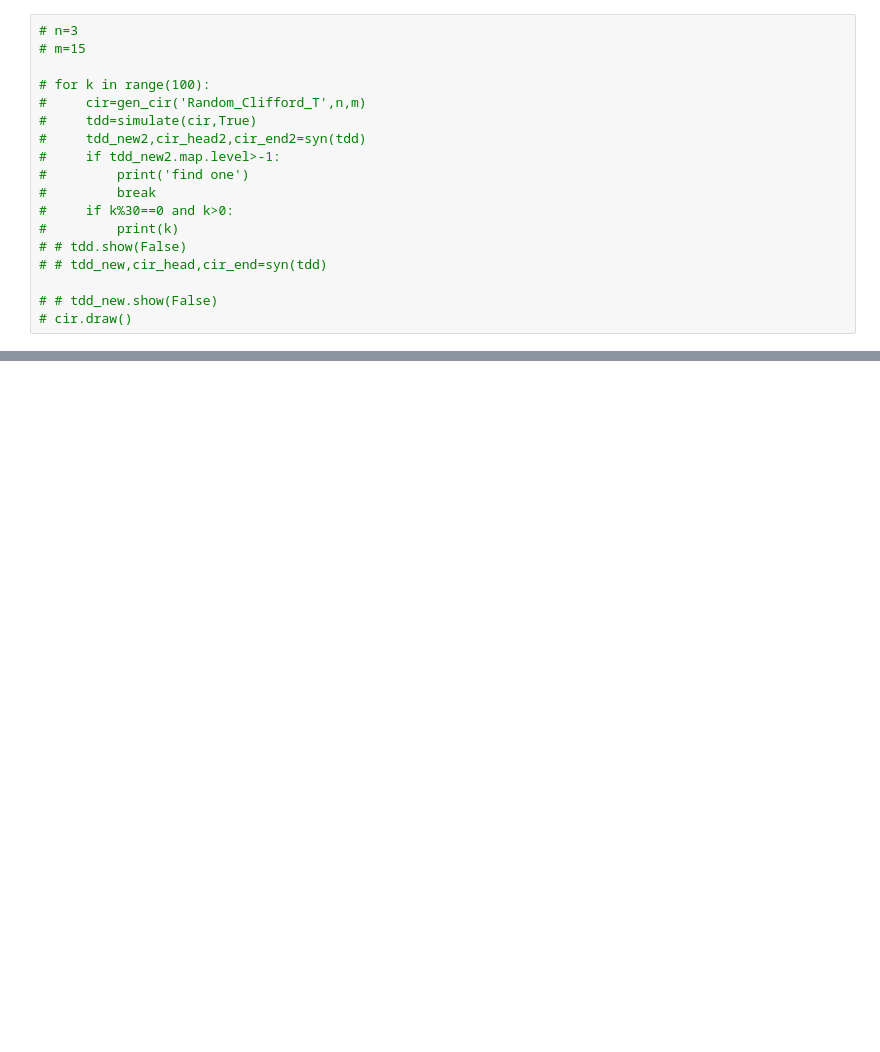
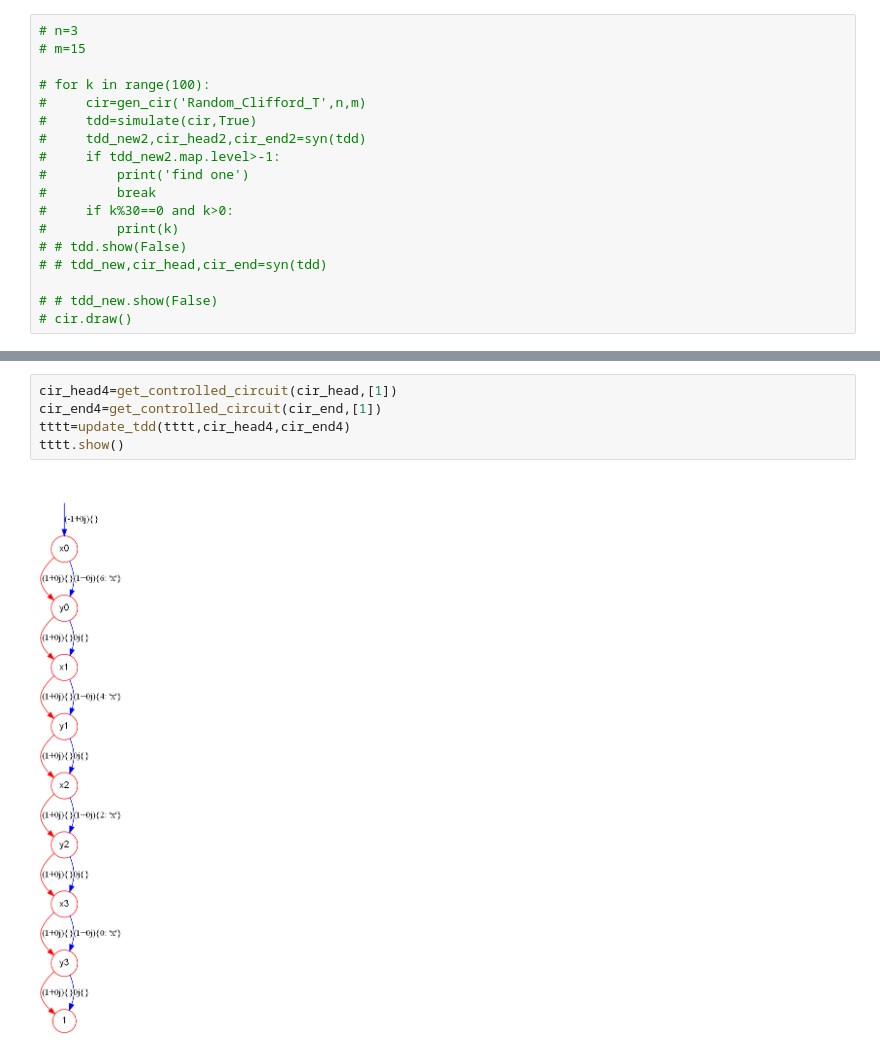
Before and after one commit to Veriqc/LimTDD, a Jupyter notebook: Test_Syn.ipynb, the cells around one changed output, grey strips where cells are left out. Drawn from its saved outputs; the diff is of its cells as text; blank space fills up the shorter version.

```diff
--- a/Test_Syn.ipynb
+++ b/Test_Syn.ipynb
@@ -782,0 +852,7 @@ Repeat 0
+# %%
+cir_head4=get_controlled_circuit(cir_head,[1])
+cir_end4=get_controlled_circuit(cir_end,[1])
+tttt=update_tdd(tttt,cir_head4,cir_end4)
+tttt.show()
+# %% [output]
+[figure, added]
```
Also changed, not shown: parts of 9 cells of this notebook.
